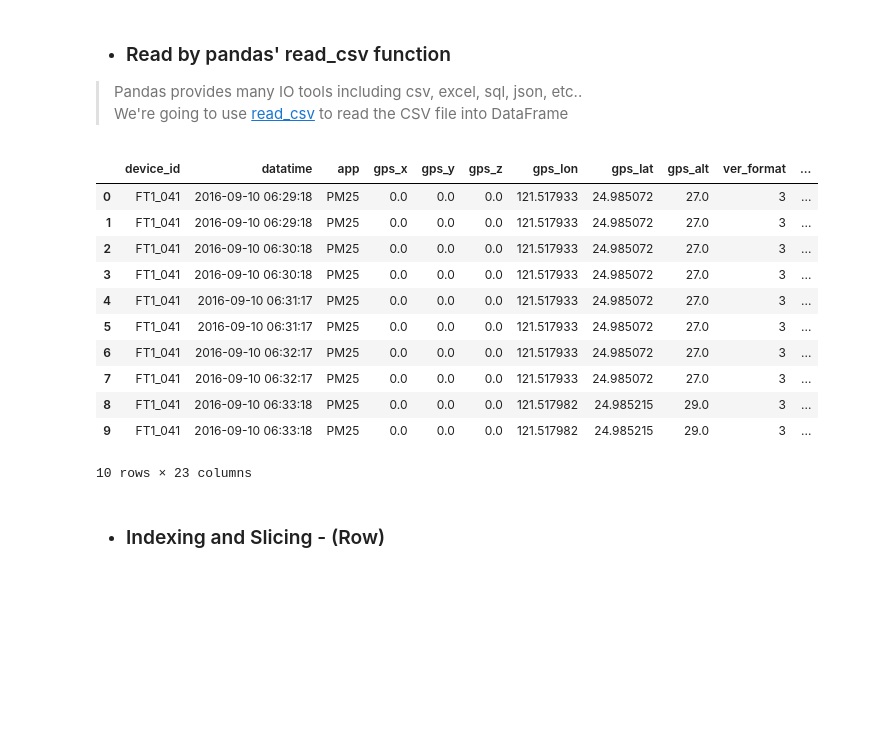
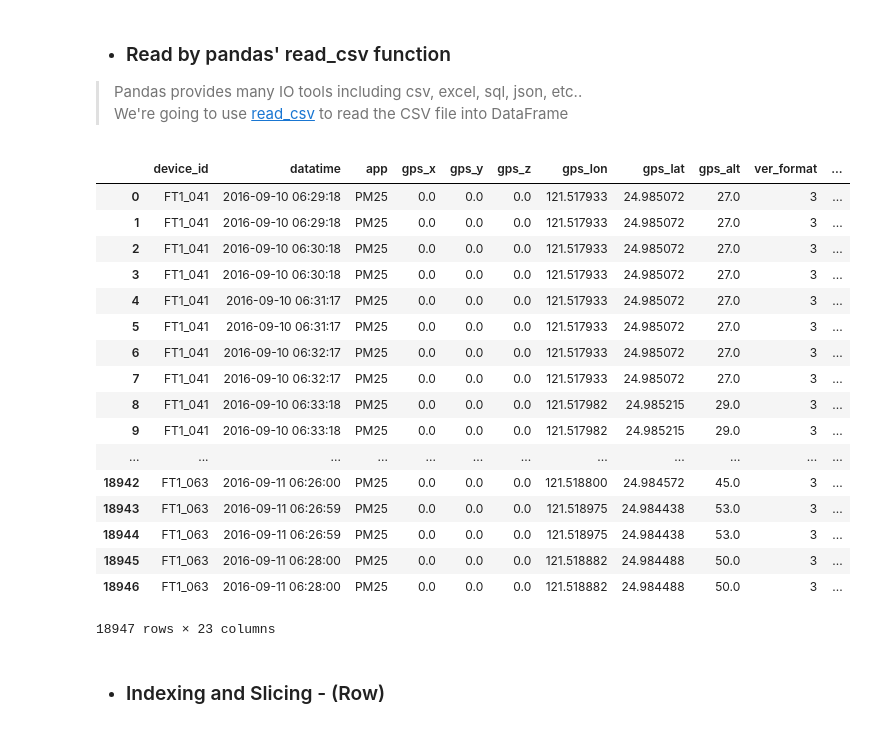
Before and after one commit to Coslate/DataMining_Lab1, a Jupyter notebook: DM106-2 Lab 1-2.ipynb, the cells around one changed output. Saved outputs shown, nothing was run; the diff lists cells and outputs as text; code cells hidden in the pictures; blank space fills up the shorter version.

```diff
--- a/DM106-2 Lab 1-2.ipynb
+++ b/DM106-2 Lab 1-2.ipynb
@@ -122,21 +122,27 @@ x2 [ 0.94142433  0.40566471  0.63116472  0.30890636  0.61510124  0.32146775
 > We're going to use [read_csv](http://pandas.pydata.org/pandas-docs/stable/generated/pandas.read_csv.html) to read the CSV file into DataFrame
 # %%
 pm25_data = pd.read_csv('data/PM2.5/PM2.5_20160911_small.csv')
-pm25_data.head(10)
+pm25_data
 # pm25_data.tail(10)
 # %% [output]
 |  | device_id | datatime | app | gps_x | gps_y | gps_z | gps_lon | gps_lat | gps_alt | ver_format | ... |
 | 0 | FT1_041 | 2016-09-10 06:29:18 | PM25 | 0.0 | 0.0 | 0.0 | 121.517933 | 24.985072 | 27.0 | 3 | ... |
 | 1 | FT1_041 | 2016-09-10 06:29:18 | PM25 | 0.0 | 0.0 | 0.0 | 121.517933 | 24.985072 | 27.0 | 3 | ... |
 | 2 | FT1_041 | 2016-09-10 06:30:18 | PM25 | 0.0 | 0.0 | 0.0 | 121.517933 | 24.985072 | 27.0 | 3 | ... |
 | 3 | FT1_041 | 2016-09-10 06:30:18 | PM25 | 0.0 | 0.0 | 0.0 | 121.517933 | 24.985072 | 27.0 | 3 | ... |
 | 4 | FT1_041 | 2016-09-10 06:31:17 | PM25 | 0.0 | 0.0 | 0.0 | 121.517933 | 24.985072 | 27.0 | 3 | ... |
 | 5 | FT1_041 | 2016-09-10 06:31:17 | PM25 | 0.0 | 0.0 | 0.0 | 121.517933 | 24.985072 | 27.0 | 3 | ... |
 | 6 | FT1_041 | 2016-09-10 06:32:17 | PM25 | 0.0 | 0.0 | 0.0 | 121.517933 | 24.985072 | 27.0 | 3 | ... |
 | 7 | FT1_041 | 2016-09-10 06:32:17 | PM25 | 0.0 | 0.0 | 0.0 | 121.517933 | 24.985072 | 27.0 | 3 | ... |
 | 8 | FT1_041 | 2016-09-10 06:33:18 | PM25 | 0.0 | 0.0 | 0.0 | 121.517982 | 24.985215 | 29.0 | 3 | ... |
 | 9 | FT1_041 | 2016-09-10 06:33:18 | PM25 | 0.0 | 0.0 | 0.0 | 121.517982 | 24.985215 | 29.0 | 3 | ... |
+| ... | ... | ... | ... | ... | ... | ... | ... | ... | ... | ... | ... |
+| 18942 | FT1_063 | 2016-09-11 06:26:00 | PM25 | 0.0 | 0.0 | 0.0 | 121.518800 | 24.984572 | 45.0 | 3 | ... |
+| 18943 | FT1_063 | 2016-09-11 06:26:59 | PM25 | 0.0 | 0.0 | 0.0 | 121.518975 | 24.984438 | 53.0 | 3 | ... |
+| 18944 | FT1_063 | 2016-09-11 06:26:59 | PM25 | 0.0 | 0.0 | 0.0 | 121.518975 | 24.984438 | 53.0 | 3 | ... |
+| 18945 | FT1_063 | 2016-09-11 06:28:00 | PM25 | 0.0 | 0.0 | 0.0 | 121.518882 | 24.984488 | 50.0 | 3 | ... |
+| 18946 | FT1_063 | 2016-09-11 06:28:00 | PM25 | 0.0 | 0.0 | 0.0 | 121.518882 | 24.984488 | 50.0 | 3 | ... |
-10 rows × 23 columns
+18947 rows × 23 columns
 # %% [markdown]
 - <h3> Indexing and Slicing - (Row) </h3>
 # %%
```
Also changed, not shown: parts of 1 cell of this notebook, 3 other files.
